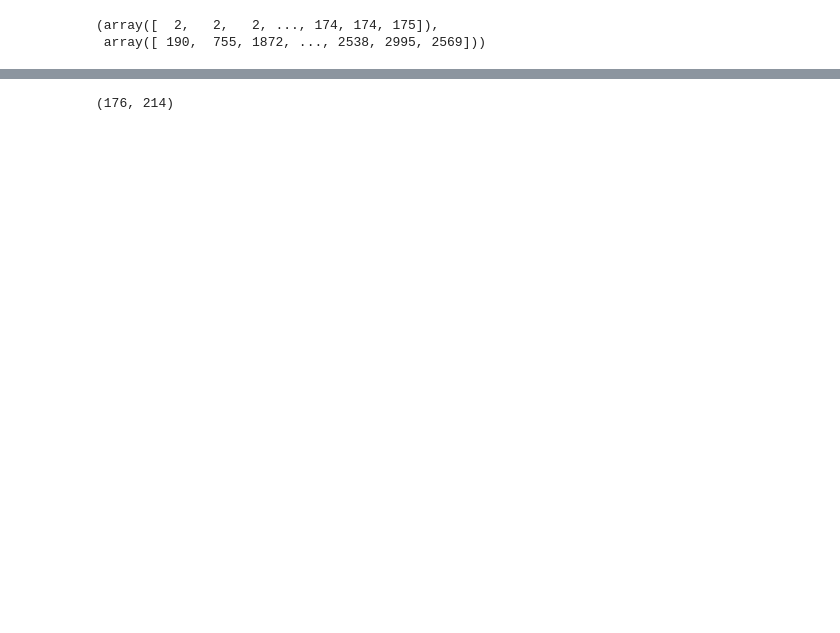
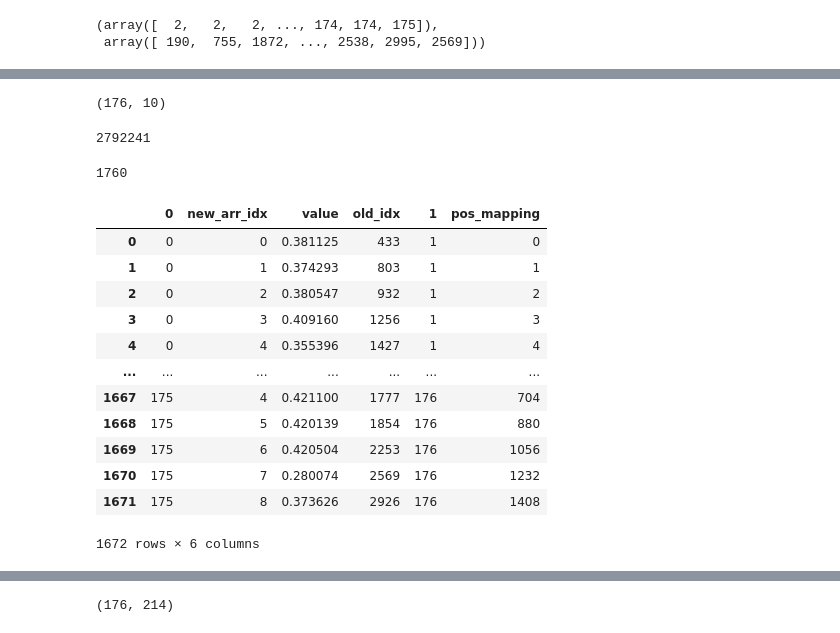
Before and after one commit to TerkaSlan/sisap23-laion-challenge-learned-index, a Jupyter notebook: debug-search-more-categories.ipynb, the cells around one changed output, grey strips where cells are left out. Saved outputs shown, nothing was run; the diff lists cells and outputs as text; code cells hidden in the pictures; blank space fills up the shorter version.

```diff
--- a/debug-search-more-categories.ipynb
+++ b/debug-search-more-categories.ipynb
@@ -677,0 +1011,3 @@ Wall time: 2.61 ms
+# %%
+%%time
+index_df['mapping'] = index_df.index.apply(lambda x: x)
@@ -678,3 +1122,5 @@ Wall time: 2.61 ms
+# %%
+res = thresh_consistent
 # %%
 %%time
 target_dists = np.where(pure_arr < res)
@@ -721,3 +1190,6 @@ Wall time: 2.9 ms
+# %%
+index_df['value'] = to_be_added
+index_df['old_idx'] = target_dists[1]
 # %%
 %time sample_arr[index_df.values[:, 0], index_df.values[:, 1]] = to_be_added
 # %% [output]
@@ -725,0 +1304,31 @@ Wall time: 197 µs
+# %%
+ann_relative_2.shape
+# %% [output]
+(176, 10)
+# %%
+index_df[1] = index_df[0] + 1
+index_df['pos_mapping'] = index_df.index*index_df.index
+# %%
+index_df['pos_mapping'].max()
+# %% [output]
+2792241
+# %%
+176*10
+# %% [output]
+1760
+# %%
+index_df[1]
+# %% [output]
+|  | 0 | new_arr_idx | value | old_idx | 1 | pos_mapping |
+| 0 | 0 | 0 | 0.381125 | 433 | 1 | 0 |
+| 1 | 0 | 1 | 0.374293 | 803 | 1 | 1 |
+| 2 | 0 | 2 | 0.380547 | 932 | 1 | 2 |
+| 3 | 0 | 3 | 0.409160 | 1256 | 1 | 3 |
+| 4 | 0 | 4 | 0.355396 | 1427 | 1 | 4 |
+| ... | ... | ... | ... | ... | ... | ... |
+| 1667 | 175 | 4 | 0.421100 | 1777 | 176 | 704 |
+| 1668 | 175 | 5 | 0.420139 | 1854 | 176 | 880 |
+| 1669 | 175 | 6 | 0.420504 | 2253 | 176 | 1056 |
+| 1670 | 175 | 7 | 0.280074 | 2569 | 176 | 1232 |
+| 1671 | 175 | 8 | 0.373626 | 2926 | 176 | 1408 |
+1672 rows × 6 columns
```
Also changed, not shown: parts of 124 cells of this notebook, 11 other files.
